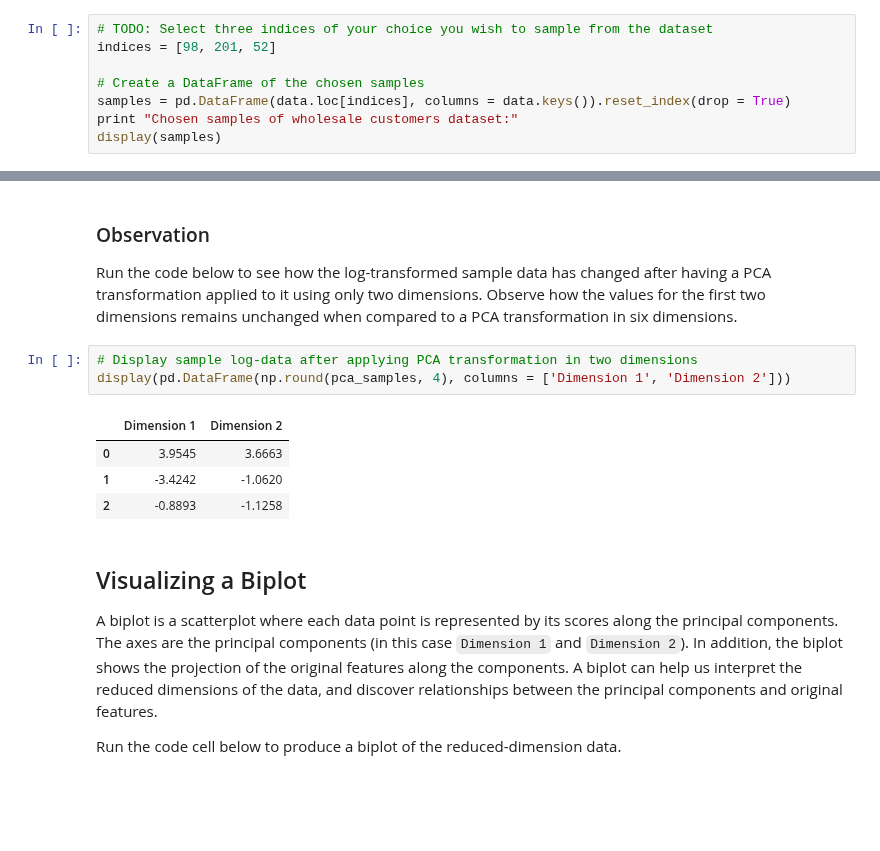
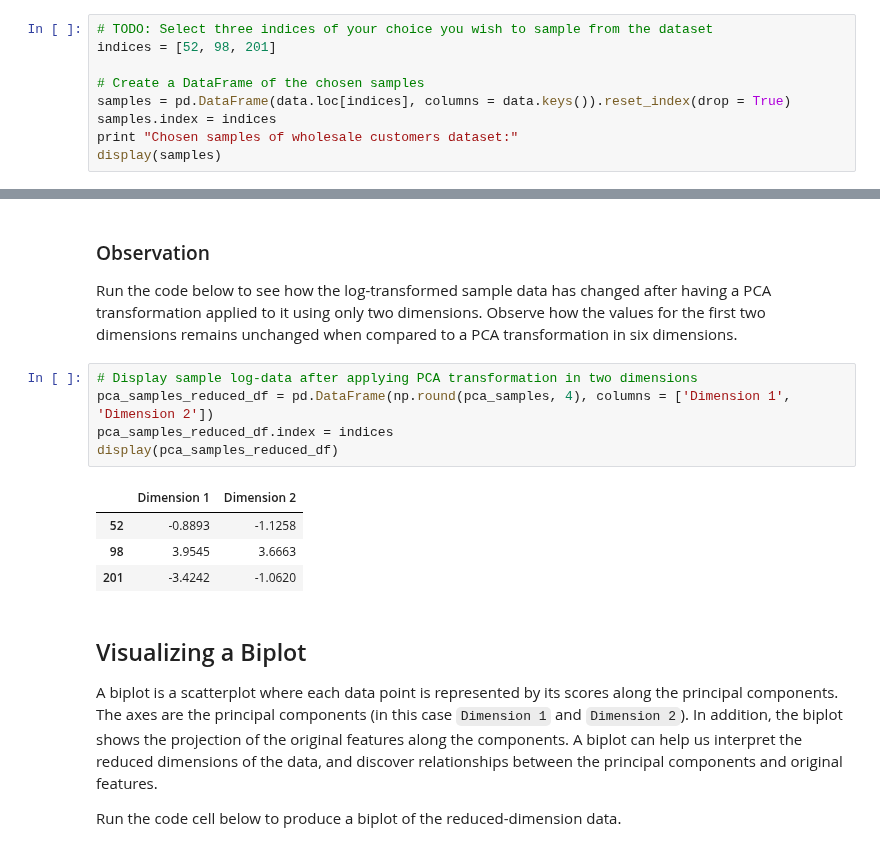
Before and after one commit to fink-stanislav/machine-learning, a Jupyter notebook: projects/customer_segments/customer_segments.ipynb, the cells around one changed output, grey strips where cells are left out. Drawn from its saved outputs; the diff is of its cells as text; blank space fills up the shorter version.

```diff
--- a/projects/customer_segments/customer_segments.ipynb
+++ b/projects/customer_segments/customer_segments.ipynb
@@ -60,10 +60,11 @@ display(data.describe(percentiles=[.25, .5, .75]))
 To get a better understanding of the customers and how their data will transform through the analysis, it would be best to select a few sample data points and explore them in more detail. In the code block below, add **three** indices of your choice to the `indices` list which will represent the customers to track. It is suggested to try different sets of samples until you obtain customers that vary significantly from one another.
 # %%
 # TODO: Select three indices of your choice you wish to sample from the dataset
-indices = [98, 201, 52]
+indices = [52, 98, 201]
 
 # Create a DataFrame of the chosen samples
 samples = pd.DataFrame(data.loc[indices], columns = data.keys()).reset_index(drop = True)
+samples.index = indices
 print "Chosen samples of wholesale customers dataset:"
 display(samples)
 # %% [output]
@@ -468,12 +471,14 @@ reduced_data = pd.DataFrame(reduced_data, columns = ['Dimension 1', 'Dimension 2
 Run the code below to see how the log-transformed sample data has changed after having a PCA transformation applied to it using only two dimensions. Observe how the values for the first two dimensions remains unchanged when compared to a PCA transformation in six dimensions.
 # %%
 # Display sample log-data after applying PCA transformation in two dimensions
-display(pd.DataFrame(np.round(pca_samples, 4), columns = ['Dimension 1', 'Dimension 2']))
+pca_samples_reduced_df = pd.DataFrame(np.round(pca_samples, 4), columns = ['Dimension 1', 'Dimension 2'])
+pca_samples_reduced_df.index = indices
+display(pca_samples_reduced_df)
 # %% [output]
 |  | Dimension 1 | Dimension 2 |
-| 0 | 3.9545 | 3.6663 |
-| 1 | -3.4242 | -1.0620 |
-| 2 | -0.8893 | -1.1258 |
+| 52 | -0.8893 | -1.1258 |
+| 98 | 3.9545 | 3.6663 |
+| 201 | -3.4242 | -1.0620 |
 # %% [markdown]
 ## Visualizing a Biplot
 A biplot is a scatterplot where each data point is represented by its scores along the principal components. The axes are the principal components (in this case `Dimension 1` and `Dimension 2`). In addition, the biplot shows the projection of the original features along the components. A biplot can help us interpret the reduced dimensions of the data, and discover relationships between the principal components and original features.
```
Also changed, not shown: parts of 17 cells of this notebook, 1 other file.
